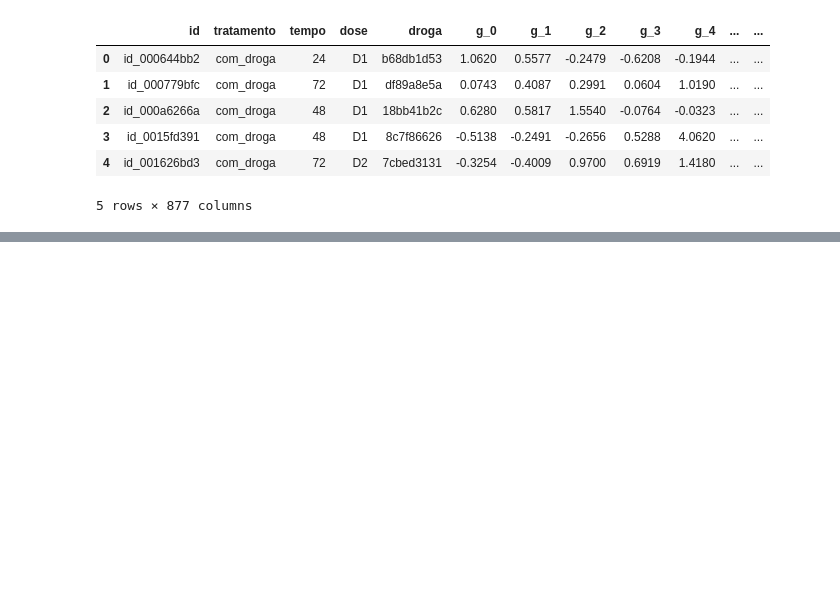
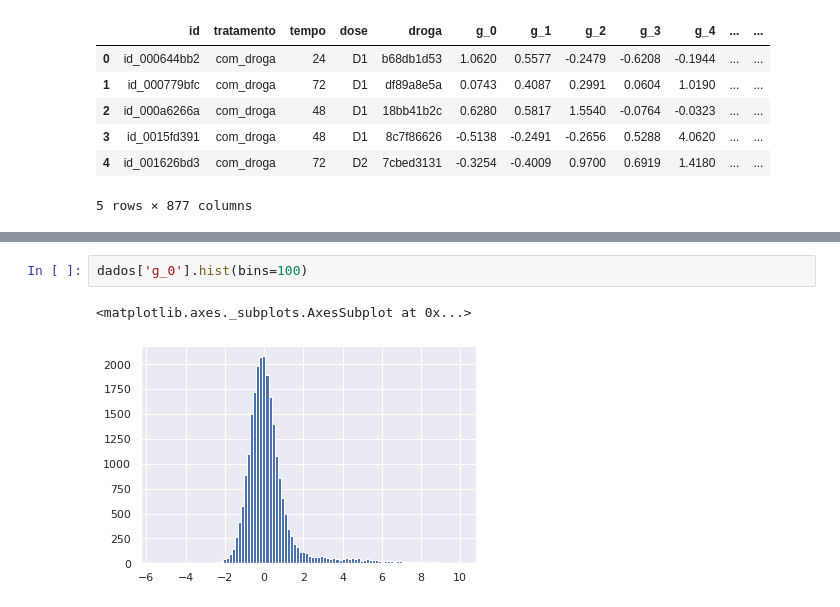
Before and after one commit to Lucas-Abrahao/Alura-Imersao-3, a Jupyter notebook: Alura_Imersao_3_Drug_DIscovery.ipynb, the cells around one changed output, grey strips where cells are left out. Drawn from its saved outputs; the diff is of its cells as text; blank space fills up the shorter version.

```diff
--- a/Alura_Imersao_3_Drug_DIscovery.ipynb
+++ b/Alura_Imersao_3_Drug_DIscovery.ipynb
@@ -172,0 +237,5 @@ dados.head()
+# %%
+dados['g_0'].hist(bins=100)
+# %% [output]
+<matplotlib.axes._subplots.AxesSubplot at 0x...>
+[figure, added]
```
Also changed, not shown: parts of 14 cells of this notebook.
